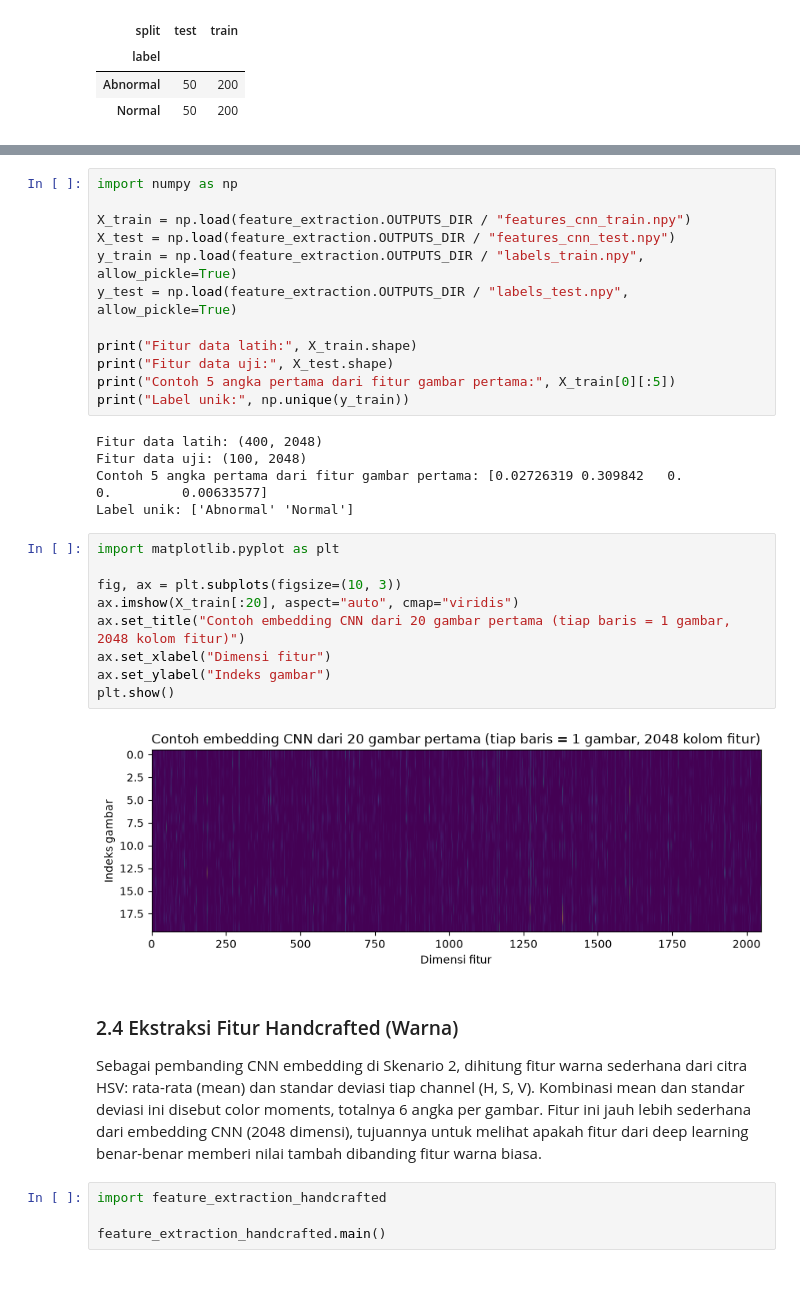
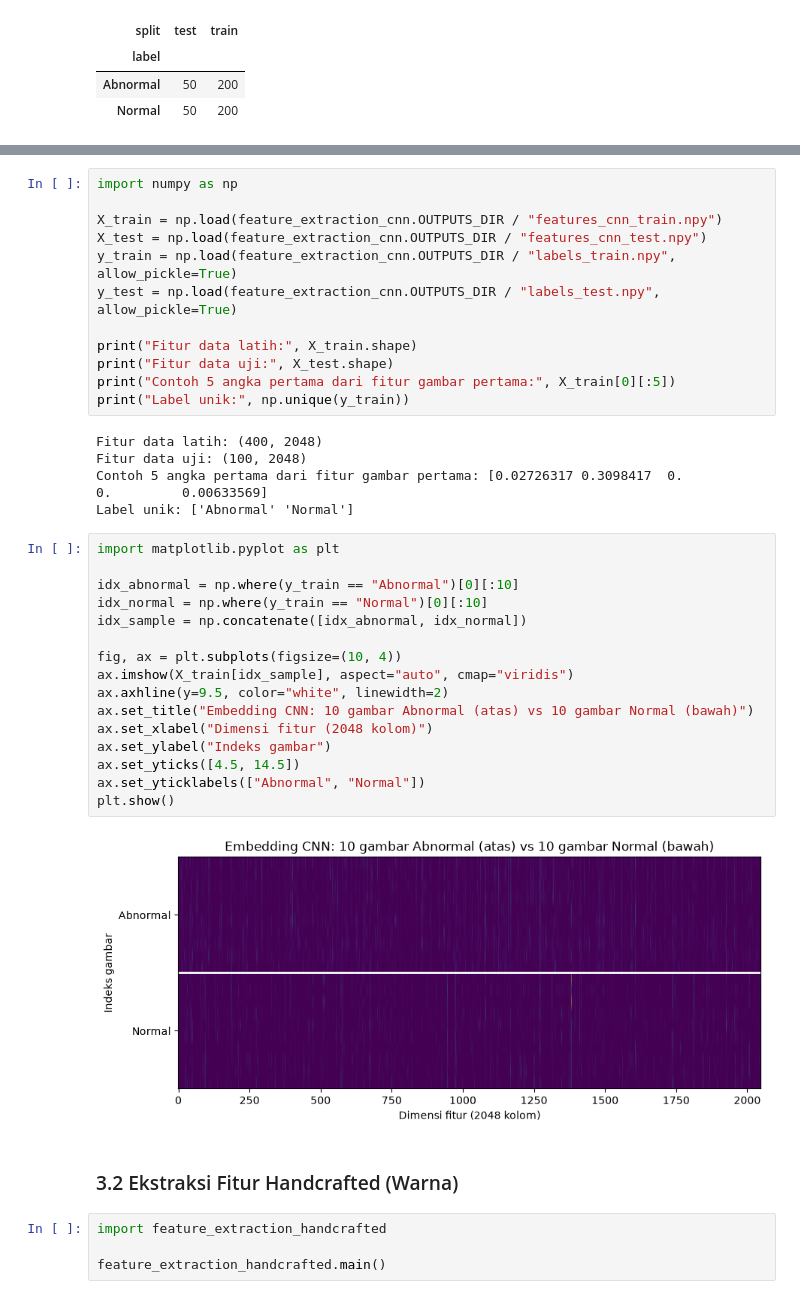
Before and after one commit to musyaree/fp-kcv, a Jupyter notebook: notebook/main.ipynb, the cells around one changed output, grey strips where cells are left out. Drawn from its saved outputs; the diff is of its cells as text.

Commit message:
fix: correct feature extraction visualizations

```diff
--- a/notebook/main.ipynb
+++ b/notebook/main.ipynb
@@ -141,10 +141,10 @@ Selesai. X_train: (400, 2048), X_test: (100, 2048)
 # %%
 import numpy as np
 
-X_train = np.load(feature_extraction.OUTPUTS_DIR / "features_cnn_train.npy")
-X_test = np.load(feature_extraction.OUTPUTS_DIR / "features_cnn_test.npy")
-y_train = np.load(feature_extraction.OUTPUTS_DIR / "labels_train.npy", allow_pickle=True)
-y_test = np.load(feature_extraction.OUTPUTS_DIR / "labels_test.npy", allow_pickle=True)
+X_train = np.load(feature_extraction_cnn.OUTPUTS_DIR / "features_cnn_train.npy")
+X_test = np.load(feature_extraction_cnn.OUTPUTS_DIR / "features_cnn_test.npy")
+y_train = np.load(feature_extraction_cnn.OUTPUTS_DIR / "labels_train.npy", allow_pickle=True)
+y_test = np.load(feature_extraction_cnn.OUTPUTS_DIR / "labels_test.npy", allow_pickle=True)
 
 print("Fitur data latih:", X_train.shape)
 print("Fitur data uji:", X_test.shape)
@@ -153,23 +153,28 @@ print("Label unik:", np.unique(y_train))
 # %% [output]
 Fitur data latih: (400, 2048)
 Fitur data uji: (100, 2048)
-Contoh 5 angka pertama dari fitur gambar pertama: [0.02726319 0.309842   0.         0.         0.00633577]
+Contoh 5 angka pertama dari fitur gambar pertama: [0.02726317 0.3098417  0.         0.         0.00633569]
 Label unik: ['Abnormal' 'Normal']
 # %%
 import matplotlib.pyplot as plt
 
-fig, ax = plt.subplots(figsize=(10, 3))
-ax.imshow(X_train[:20], aspect="auto", cmap="viridis")
-ax.set_title("Contoh embedding CNN dari 20 gambar pertama (tiap baris = 1 gambar, 2048 kolom fitur)")
-ax.set_xlabel("Dimensi fitur")
+idx_abnormal = np.where(y_train == "Abnormal")[0][:10]
+idx_normal = np.where(y_train == "Normal")[0][:10]
+idx_sample = np.concatenate([idx_abnormal, idx_normal])
+
+fig, ax = plt.subplots(figsize=(10, 4))
+ax.imshow(X_train[idx_sample], aspect="auto", cmap="viridis")
+ax.axhline(y=9.5, color="white", linewidth=2)
+ax.set_title("Embedding CNN: 10 gambar Abnormal (atas) vs 10 gambar Normal (bawah)")
+ax.set_xlabel("Dimensi fitur (2048 kolom)")
 ax.set_ylabel("Indeks gambar")
+ax.set_yticks([4.5, 14.5])
+ax.set_yticklabels(["Abnormal", "Normal"])
 plt.show()
 # %% [output]
-[figure, old version]
+[figure, new version]
 # %% [markdown]
-### 2.4 Ekstraksi Fitur Handcrafted (Warna)
-
-Sebagai pembanding CNN embedding di Skenario 2, dihitung fitur warna sederhana dari citra HSV: rata-rata (mean) dan standar deviasi tiap channel (H, S, V). Kombinasi mean dan standar deviasi ini disebut color moments, totalnya 6 angka per gambar. Fitur ini jauh lebih sederhana dari embedding CNN (2048 dimensi), tujuannya untuk melihat apakah fitur dari deep learning benar-benar memberi nilai tambah dibanding fitur warna biasa.
+### 3.2 Ekstraksi Fitur Handcrafted (Warna)
 # %%
 import feature_extraction_handcrafted
 
```
Also changed, not shown: parts of 8 cells of this notebook.
